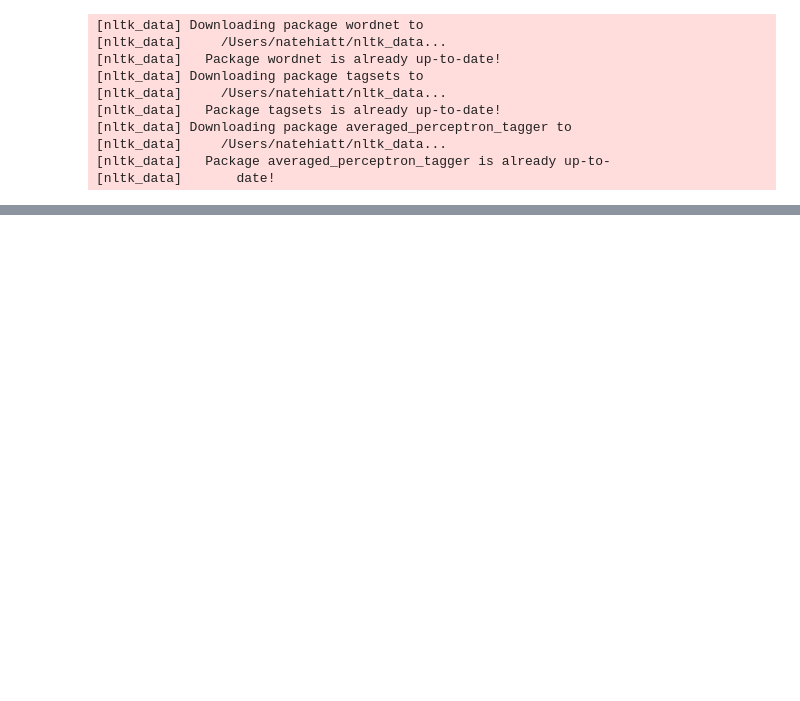
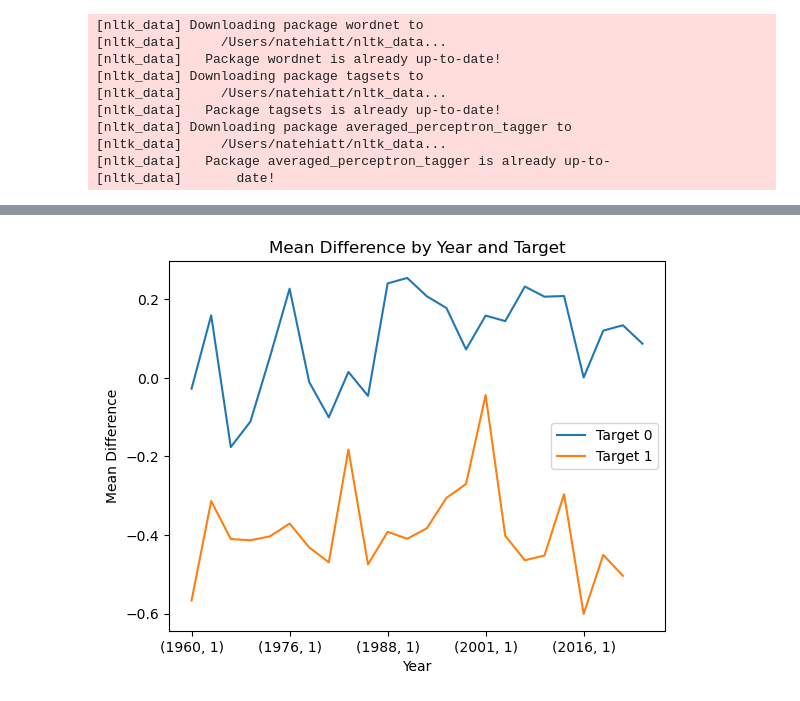
Before and after one commit to natehiatt/presidency_project, a Jupyter notebook: notebooks/naive_bayes_scratch.ipynb, the cells around one changed output, grey strips where cells are left out. Saved outputs shown, nothing was run; the diff lists cells and outputs as text; code cells hidden in the pictures; blank space fills up the shorter version.

Commit message:
finished basic bayes modeling and feature importance

```diff
--- a/notebooks/naive_bayes_scratch.ipynb
+++ b/notebooks/naive_bayes_scratch.ipynb
@@ -197,0 +189,10 @@ sklearn.naive_bayes.MultinomialNB
+# %%
+from sklearn.feature_extraction.text import TfidfVectorizer
+
+# Fit and transform the text data
+tfidf_matrix = tfidf_vectorizer.transform(df["tokens"].apply(lambda x: " ".join(x)))
+
+# Create a new column "tfidf" in the dataframe with the vectorized data
+df["tfidf"] = tfidf_matrix.toarray().tolist()
+
+df
@@ -197,0 +213,7 @@ sklearn.naive_bayes.MultinomialNB
+# %%
+proba = clf.predict_proba(df["tfidf"].to_list())
+df["proba"] = proba.tolist()
+df["prob_0"] = df["proba"].apply(lambda x: x[0])
+df["prob_1"] = df["proba"].apply(lambda x: x[1])
+df["difference"] = df["prob_0"] - df["prob_1"]
+df
@@ -197,0 +234,21 @@ sklearn.naive_bayes.MultinomialNB
+# %%
+
+# Group the data by "Target" and calculate the mean of "difference"
+grouped_data = df.groupby(["Year", "Target"])["difference"].mean()
+
+# Iterate over each group and plot a line graph
+for target, data in grouped_data.groupby("Target"):
+    data.plot(label=f"Target {target}")
+
+# Set the title and labels for the plot
+plt.title("Mean Difference by Year and Target")
+plt.xlabel("Year")
+plt.ylabel("Mean Difference")
+
+# Display the legend
+plt.legend()
+
+# Show the plot
+plt.show()
+# %% [output]
+[figure, added]
```
Also changed, not shown: parts of 25 cells of this notebook.
